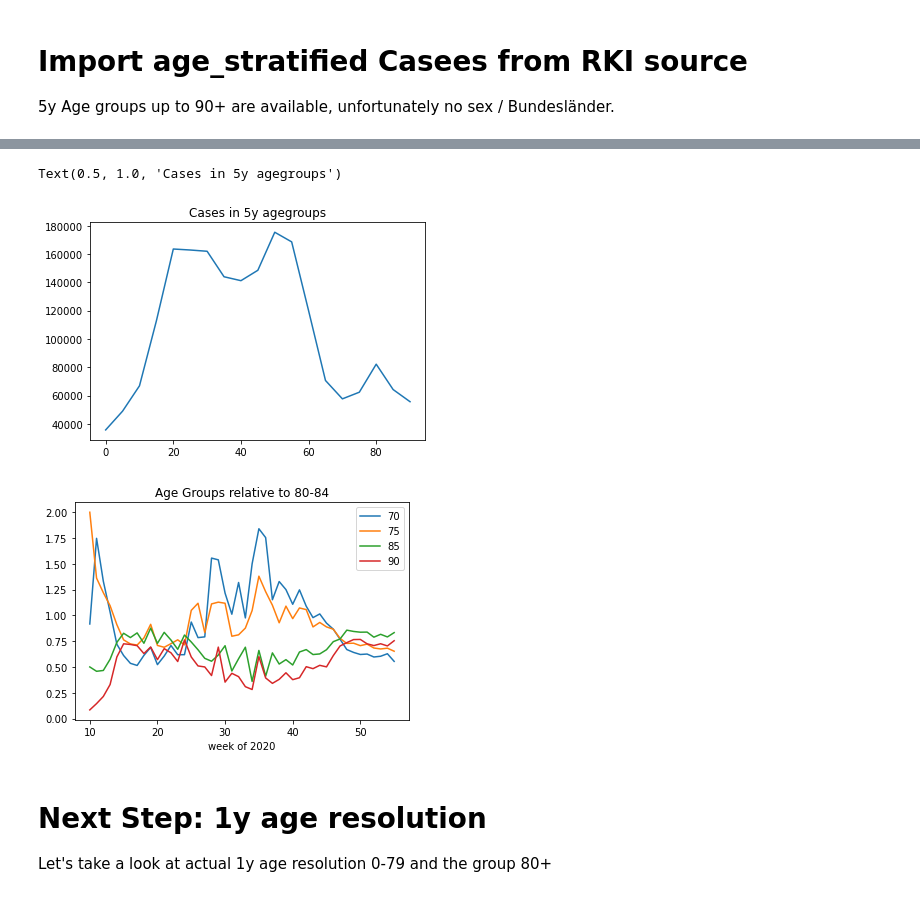
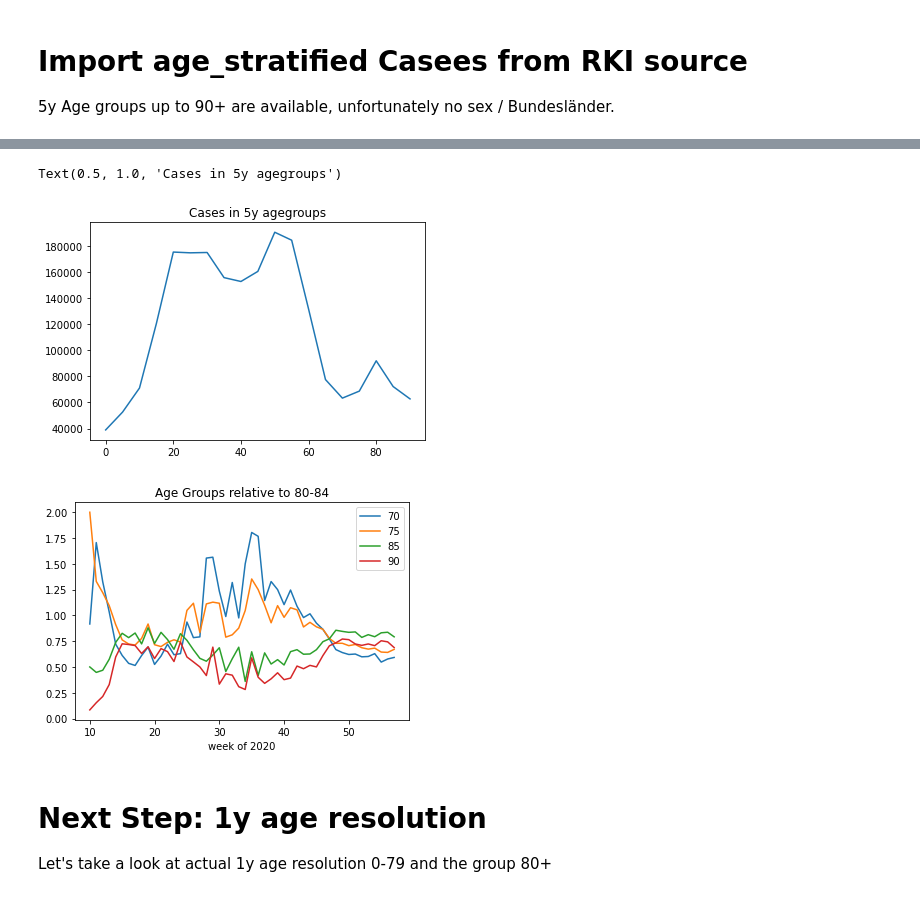
Before and after one commit to matthiaslinden/COVID19_AgeStratifiedModel, a Jupyter notebook: Exploration/CasesIn80_plus.ipynb, the cells around one changed output, grey strips where cells are left out. Cells and saved outputs as stored; diff of their text form; code cells hidden in the pictures.

```diff
--- a/Exploration/CasesIn80_plus.ipynb
+++ b/Exploration/CasesIn80_plus.ipynb
@@ -38,12 +38,12 @@ Coordinates:
 # %%
 # Sum of all cases per age Group
-latest_cases = age_cases5y.sel(publication=datetime.datetime(2021,1,19)).sel(week=range(10,56))
+latest_cases = age_cases5y.sel(publication=datetime.datetime(2021,2,9)).sel(week=range(10,58))
 
 plt.plot(latest_cases.get_index("age"),latest_cases.sum("week") )
 plt.title("Cases in 5y agegroups")
 # %% [output]
 Text(0.5, 1.0, 'Cases in 5y agegroups')
-[figure, old version]
+[figure, new version]
 # %%
 cases_adj = latest_cases.sel(age=[70,75,85,90])
 cases_80 = latest_cases.sel(age=80)
@@ -57,7 +57,7 @@ plt.xlabel("week of 2020")
 
 plt.savefig("plots/AgeGroupsRelativeTo80_byWeeks.pdf")
 # %% [output]
-[figure, old version]
+[figure, new version]
 # %% [markdown]
 # Next Step: 1y age resolution
 Let's take a look at actual 1y age resolution 0-79 and the group 80+
```
Also changed, not shown: parts of 2 cells of this notebook, 17 other files.
